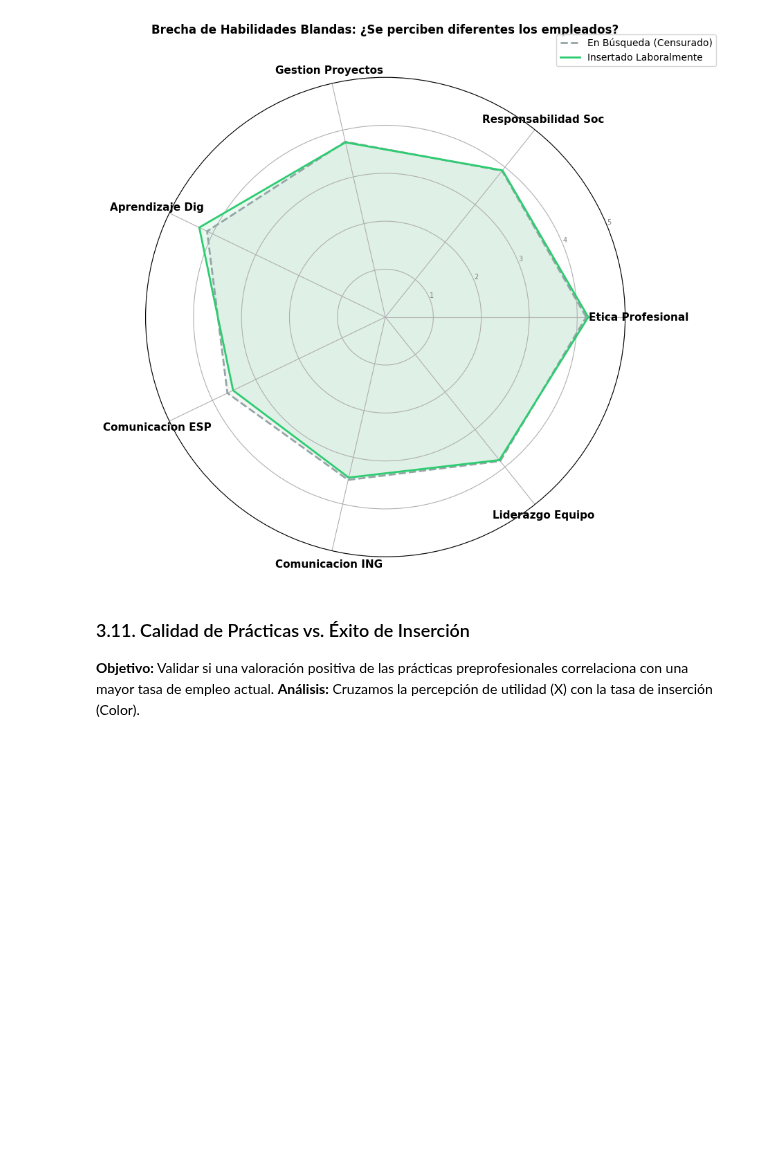
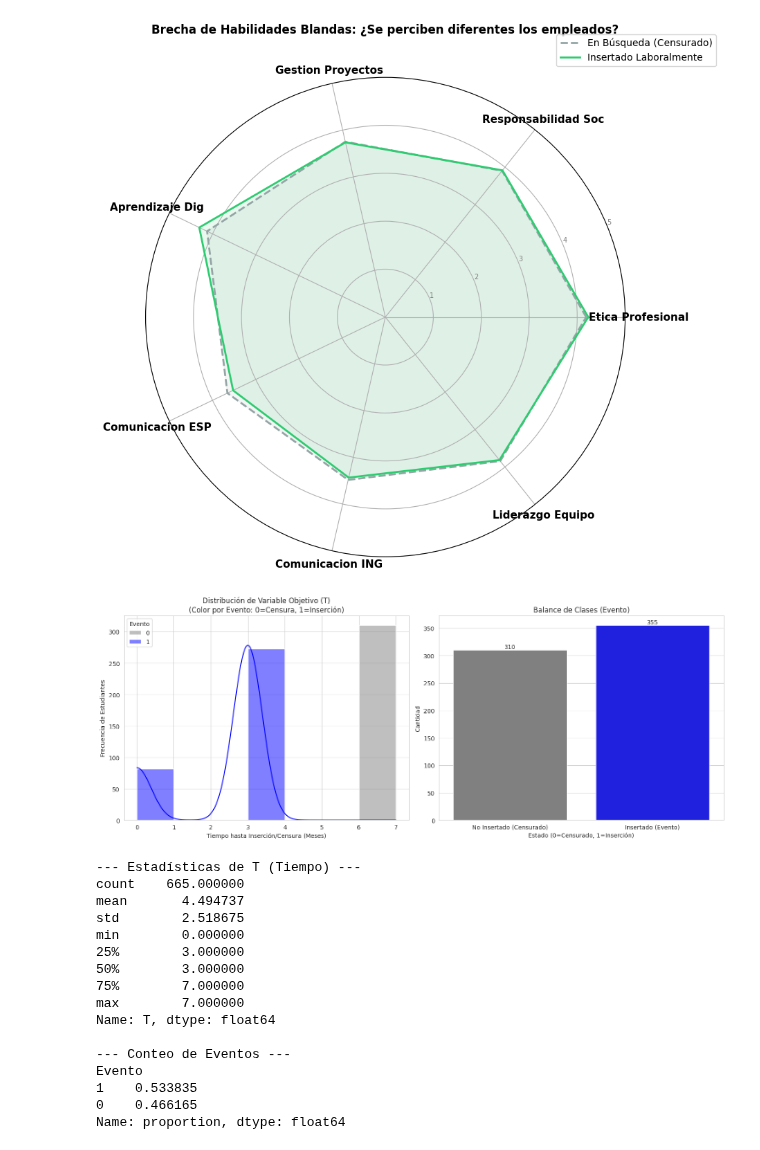
Before and after one commit to Pinkylml/TIC-v3, a Jupyter notebook: 02_Data_Understanding/02_analisis_descriptivo.ipynb, the cells around one changed output. Saved outputs shown, nothing was run; the diff lists cells and outputs as text; code cells hidden in the pictures; blank space fills up the shorter version.

Commit message:
fin fase data undersanding

```diff
--- a/02_Data_Understanding/02_analisis_descriptivo.ipynb
+++ b/02_Data_Understanding/02_analisis_descriptivo.ipynb
@@ -802,7 +802,69 @@ plt.legend(loc='upper right', bbox_to_anchor=(1.2, 1.1))
 plt.show()
 # %% [output]
 [figure]
-# %% [markdown]
-### 3.11. Calidad de Prácticas vs. Éxito de Inserción
-**Objetivo:** Validar si una valoración positiva de las prácticas preprofesionales correlaciona con una mayor tasa de empleo actual.
-**Análisis:** Cruzamos la percepción de utilidad (X) con la tasa de inserción (Color).
+# %%
+import matplotlib.pyplot as plt
+import seaborn as sns
+# ASEGURAR TIPO DE DATO NUMÉRICO
+# Esto soluciona el error "missing keys {'0', '1'}"
+df_final['T'] = pd.to_numeric(df_final['T'], errors='coerce')
+df_final['Evento'] = pd.to_numeric(df_final['Evento'], errors='coerce').fillna(0).astype(int)
+# Configuración del estilo
+sns.set_style("whitegrid")
+plt.figure(figsize=(15, 6))
+# GRAFICO 1: Histograma del Tiempo (T)
+plt.subplot(1, 2, 1)
+sns.histplot(
+    data=df_final,
+    x='T',
+    hue='Evento',
+    multiple="stack",
+    kde=True,
+    palette={0: "gray", 1: "blue"},
+    binwidth=1
+)
+plt.title('Distribución de Variable Objetivo (T)\n(Color por Evento: 0=Censura, 1=Inserción)')
+plt.xlabel('Tiempo hasta Inserción/Censura (Meses)')
+plt.ylabel('Frecuencia de Estudiantes')
+# GRAFICO 2: Balance de Clases
+plt.subplot(1, 2, 2)
+# FIX: Asignamos 'x' también a 'hue' para evitar advertencias futuras y errores de paleta
+ax = sns.countplot(
+    data=df_final,
+    x='Evento',
+    hue='Evento', # <--- CLAVE PARA SEABORN NUEVO
+    palette={0: "gray", 1: "blue"},
+    legend=False # Ocultamos la leyenda redundante
+)
+plt.title('Balance de Clases (Evento)')
+plt.xlabel('Estado (0=Censurado, 1=Inserción)')
+plt.ylabel('Cantidad')
+plt.xticks([0, 1], ['No Insertado (Censurado)', 'Insertado (Evento)'])
+# Agregar etiquetas de valor
+for container in ax.containers:
+    ax.bar_label(container)
+plt.tight_layout()
+plt.show()
+# Estadísticas
+print("--- Estadísticas de T (Tiempo) ---")
+print(df_final['T'].describe())
+print("\n--- Conteo de Eventos ---")
+print(df_final['Evento'].value_counts(normalize=True))
+# %% [output]
+[figure, added]
+--- Estadísticas de T (Tiempo) ---
+count    665.000000
+mean       4.494737
+std        2.518675
+min        0.000000
+25%        3.000000
+50%        3.000000
+75%        7.000000
+max        7.000000
+Name: T, dtype: float64
+
+--- Conteo de Eventos ---
+Evento
+1    0.533835
+0    0.466165
+Name: proportion, dtype: float64
```
Also changed, not shown: parts of 1 cell of this notebook, 1 other file.
